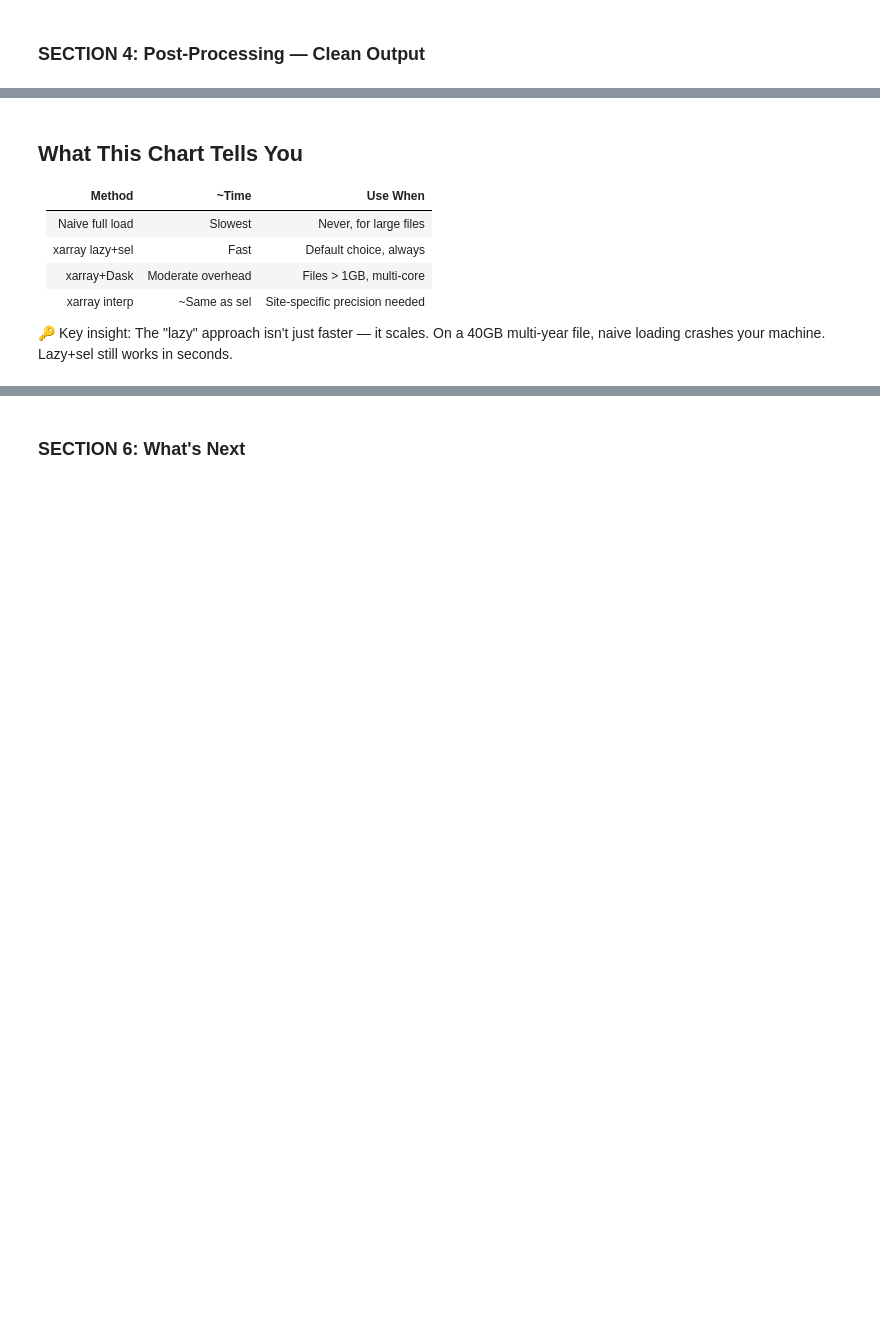
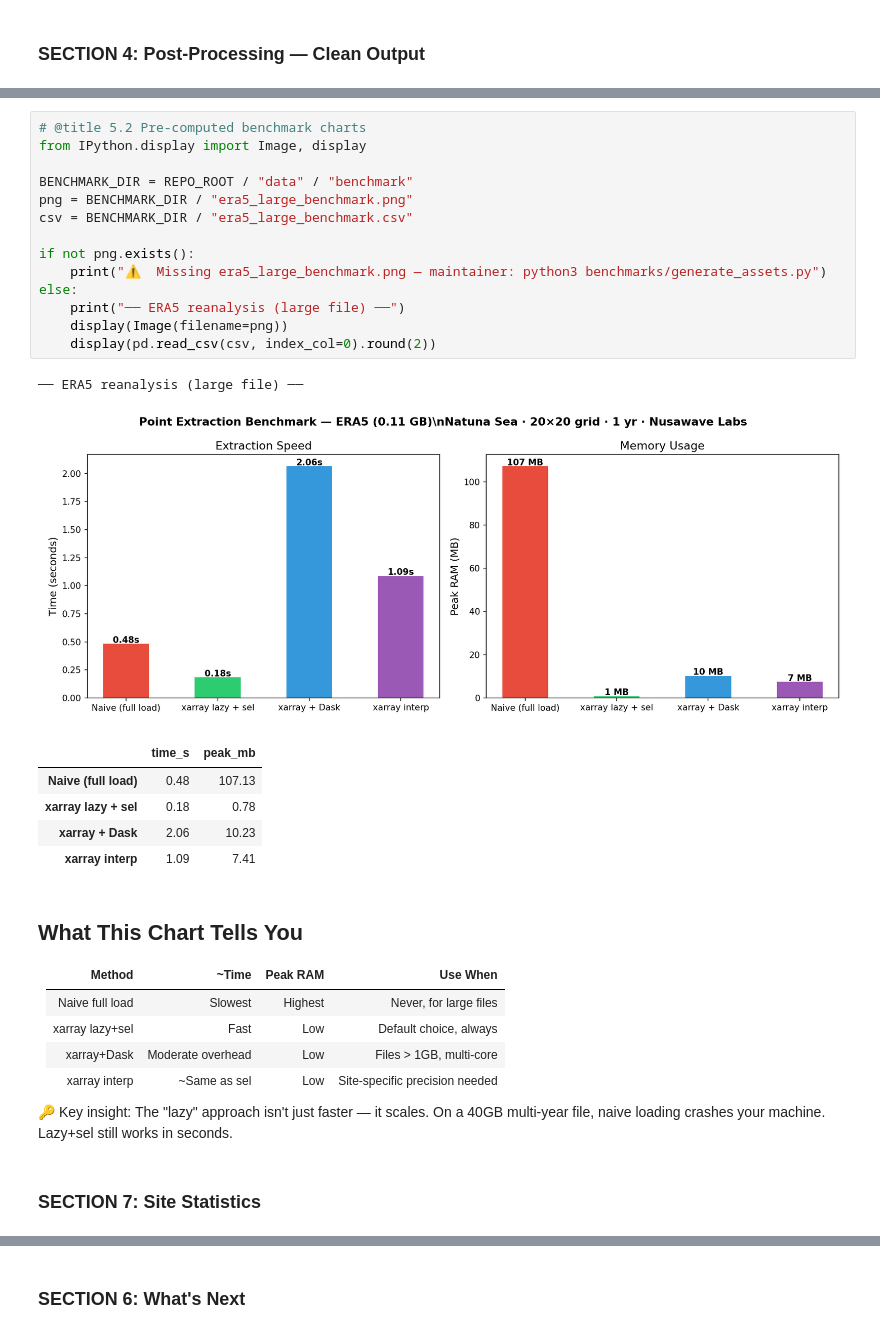
Before and after one commit to nusawave-labs/extract-point, a Jupyter notebook: notebooks/extract_point.ipynb, the cells around one changed output, grey strips where cells are left out. Saved outputs shown, nothing was run; the diff lists cells and outputs as text; blank space fills up the shorter version.

```diff
--- a/notebooks/extract_point.ipynb
+++ b/notebooks/extract_point.ipynb
@@ -248,13 +431,37 @@ plt.show()
+# %%
+# @title 5.2 Pre-computed benchmark charts
+from IPython.display import Image, display
+
+BENCHMARK_DIR = REPO_ROOT / "data" / "benchmark"
+png = BENCHMARK_DIR / "era5_large_benchmark.png"
+csv = BENCHMARK_DIR / "era5_large_benchmark.csv"
+
+if not png.exists():
+    print("⚠️  Missing era5_large_benchmark.png — maintainer: python3 benchmarks/generate_assets.py")
+else:
+    print("── ERA5 reanalysis (large file) ──")
+    display(Image(filename=png))
+    display(pd.read_csv(csv, index_col=0).round(2))
+# %% [output]
+── ERA5 reanalysis (large file) ──
+[figure, added]
+|  | time_s | peak_mb |
+| Naive (full load) | 0.48 | 107.13 |
+| xarray lazy + sel | 0.18 | 0.78 |
+| xarray + Dask | 2.06 | 10.23 |
+| xarray interp | 1.09 | 7.41 |
 # %% [markdown]
 ## What This Chart Tells You
 
-| Method | ~Time | Use When |
-|---|---|---|
-| Naive full load | Slowest | Never, for large files |
-| xarray lazy+sel | Fast | Default choice, always |
-| xarray+Dask | Moderate overhead | Files > 1GB, multi-core |
-| xarray interp | ~Same as sel | Site-specific precision needed |
+| Method | ~Time | Peak RAM | Use When |
+|---|---|---|---|
+| Naive full load | Slowest | Highest | Never, for large files |
+| xarray lazy+sel | Fast | Low | Default choice, always |
+| xarray+Dask | Moderate overhead | Low | Files > 1GB, multi-core |
+| xarray interp | ~Same as sel | Low | Site-specific precision needed |
 
 🔑 Key insight: The "lazy" approach isn't just faster —
 it scales. On a 40GB multi-year file, naive loading
 crashes your machine. Lazy+sel still works in seconds.
+# %% [markdown]
+### SECTION 7: Site Statistics
```
Also changed, not shown: parts of 25 cells of this notebook, 12 other files.
